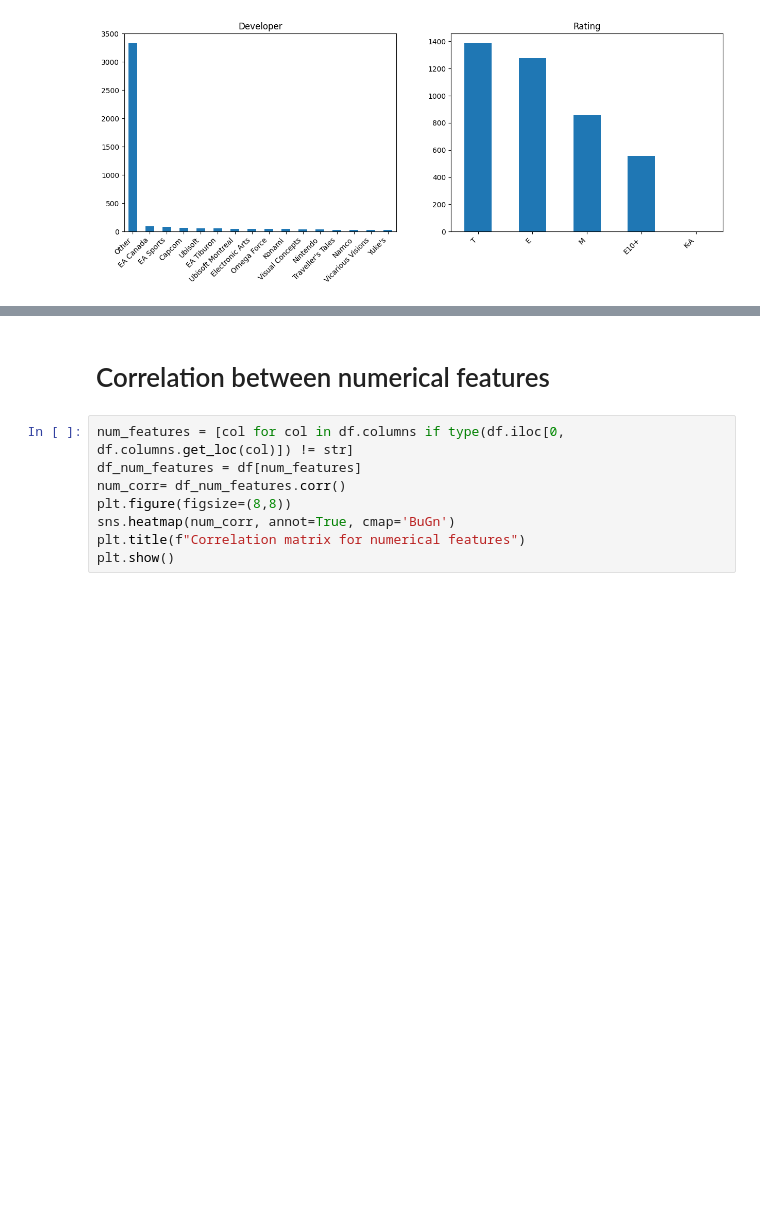
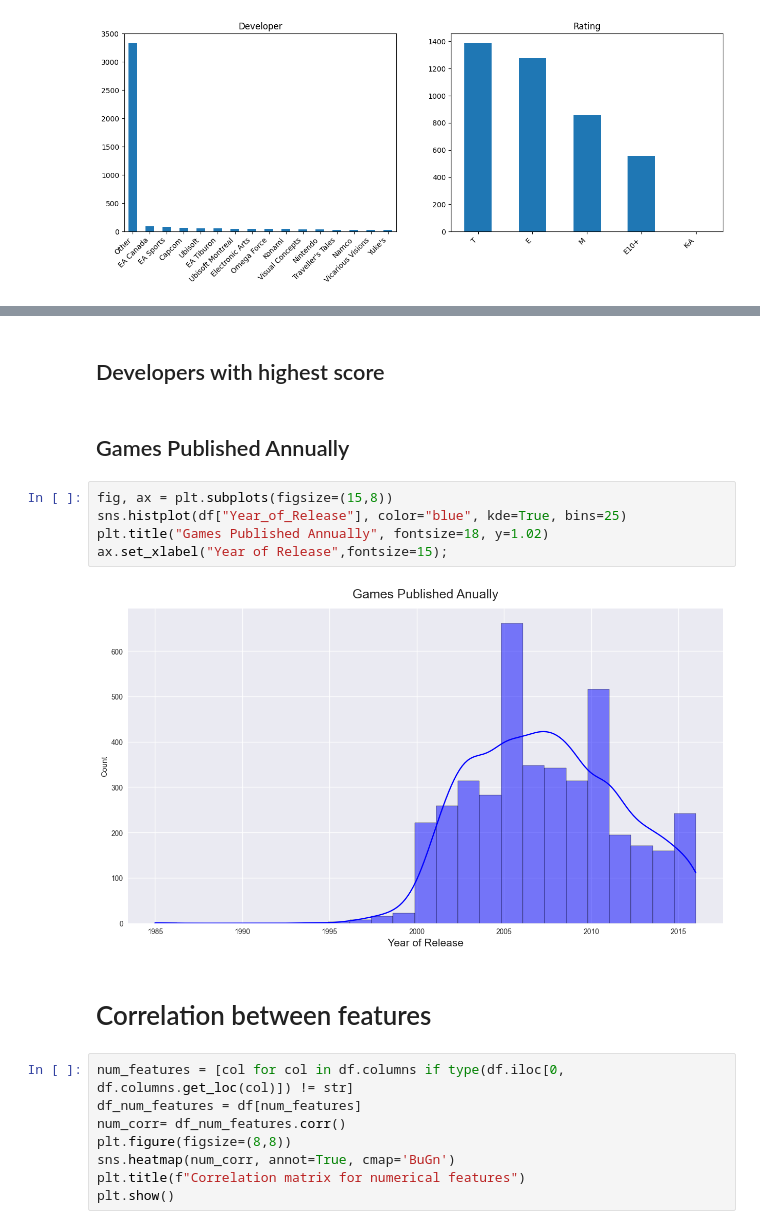
Before and after one commit to GhiathAjam/Analysis-of-Video-Games-Sales, a Jupyter notebook: DataExploration/DataExploration.ipynb, the cells around one changed output, grey strips where cells are left out. Drawn from its saved outputs; the diff is of its cells as text; blank space fills up the shorter version.

```diff
--- a/DataExploration/DataExploration.ipynb
+++ b/DataExploration/DataExploration.ipynb
@@ -48,5 +62,16 @@ plot_hist(df)
+# %% [markdown]
+## Developers with highest score
+# %% [markdown]
+## Games Published Annually
+# %%
+fig, ax = plt.subplots(figsize=(15,8))
+sns.histplot(df["Year_of_Release"], color="blue", kde=True, bins=25)
+plt.title("Games Published Annually", fontsize=18, y=1.02)
+ax.set_xlabel("Year of Release",fontsize=15);
+# %% [output]
+[figure, added]
 # %% [markdown]
-# Correlation between numerical features
+# Correlation between features
 # %%
 num_features = [col for col in df.columns if type(df.iloc[0, df.columns.get_loc(col)]) != str]
 df_num_features = df[num_features]
```
Also changed, not shown: parts of 4 cells of this notebook.
